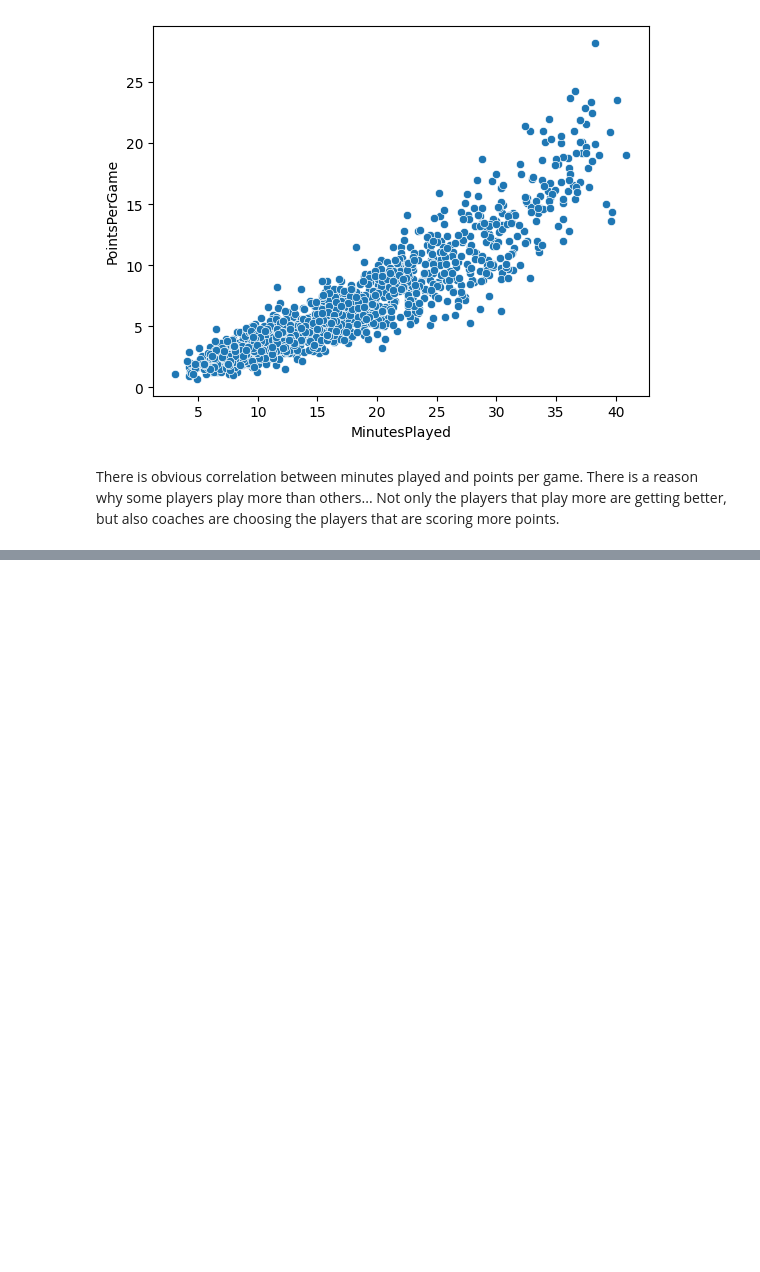
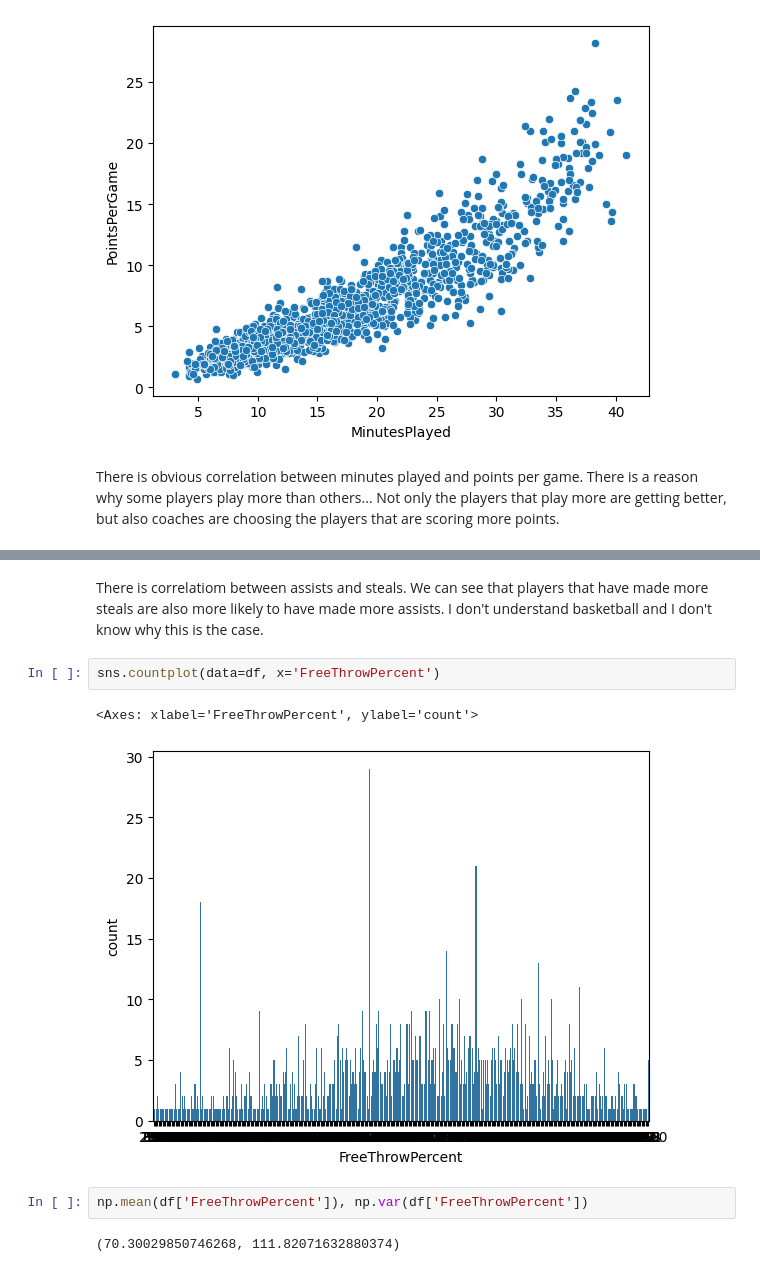
Before and after one commit to Dmmilchev/machine-learning-course, a Jupyter notebook: homeworks/basktetball_performance/solution.ipynb, the cells around one changed output, grey strips where cells are left out. Cells and saved outputs as stored; diff of their text form; blank space fills up the shorter version.

```diff
--- a/homeworks/basktetball_performance/solution.ipynb
+++ b/homeworks/basktetball_performance/solution.ipynb
@@ -262,0 +284,11 @@ There is obvious correlation between minutes played and points per game. There i
+# %% [markdown]
+There is correlatiom between assists and steals. We can see that players that have made more steals are also more likely to have made more assists. I don't understand basketball and I don't know why this is the case.
+# %%
+sns.countplot(data=df, x='FreeThrowPercent')
+# %% [output]
+<Axes: xlabel='FreeThrowPercent', ylabel='count'>
+[figure, added]
+# %%
+np.mean(df['FreeThrowPercent']), np.var(df['FreeThrowPercent'])
+# %% [output]
+(70.30029850746268, 111.82071632880374)
```
Also changed, not shown: parts of 31 cells of this notebook.
